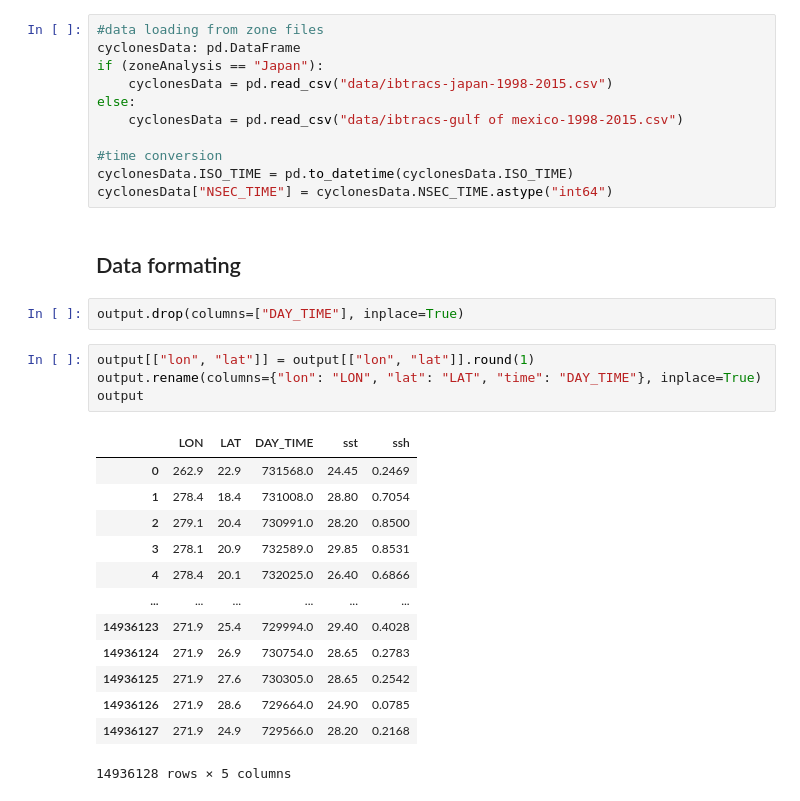
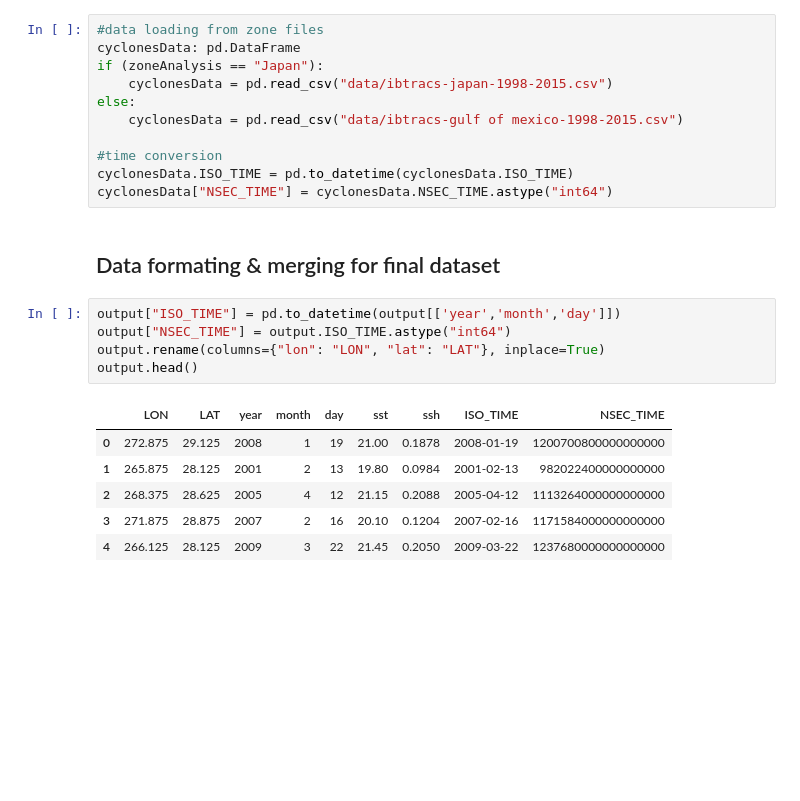
Before and after one commit to GGomez99/ds2-2023-Project2, a Jupyter notebook: project/arens-gomez-humeau-khieu/cyclone-prediction.ipynb, the cells around one changed output. Saved outputs shown, nothing was run; the diff lists cells and outputs as text; blank space fills up the shorter version.

```diff
--- a/project/arens-gomez-humeau-khieu/cyclone-prediction.ipynb
+++ b/project/arens-gomez-humeau-khieu/cyclone-prediction.ipynb
@@ -132,24 +168,16 @@ else:
 cyclonesData.ISO_TIME = pd.to_datetime(cyclonesData.ISO_TIME)
 cyclonesData["NSEC_TIME"] = cyclonesData.NSEC_TIME.astype("int64")
 # %% [markdown]
-## Data formating
+## Data formating & merging for final dataset
-# %%
-output.drop(columns=["DAY_TIME"], inplace=True)
 # %%
-output[["lon", "lat"]] = output[["lon", "lat"]].round(1)
-output.rename(columns={"lon": "LON", "lat": "LAT", "time": "DAY_TIME"}, inplace=True)
-output
+output["ISO_TIME"] = pd.to_datetime(output[['year','month','day']])
+output["NSEC_TIME"] = output.ISO_TIME.astype("int64")
+output.rename(columns={"lon": "LON", "lat": "LAT"}, inplace=True)
+output.head()
 # %% [output]
-|  | LON | LAT | DAY_TIME | sst | ssh |
-| 0 | 262.9 | 22.9 | 731568.0 | 24.45 | 0.2469 |
-| 1 | 278.4 | 18.4 | 731008.0 | 28.80 | 0.7054 |
-| 2 | 279.1 | 20.4 | 730991.0 | 28.20 | 0.8500 |
-| 3 | 278.1 | 20.9 | 732589.0 | 29.85 | 0.8531 |
-| 4 | 278.4 | 20.1 | 732025.0 | 26.40 | 0.6866 |
-| ... | ... | ... | ... | ... | ... |
-| 14936123 | 271.9 | 25.4 | 729994.0 | 29.40 | 0.4028 |
-| 14936124 | 271.9 | 26.9 | 730754.0 | 28.65 | 0.2783 |
-| 14936125 | 271.9 | 27.6 | 730305.0 | 28.65 | 0.2542 |
-| 14936126 | 271.9 | 28.6 | 729664.0 | 24.90 | 0.0785 |
-| 14936127 | 271.9 | 24.9 | 729566.0 | 28.20 | 0.2168 |
+|  | LON | LAT | year | month | day | sst | ssh | ISO_TIME | NSEC_TIME |
+| 0 | 272.875 | 29.125 | 2008 | 1 | 19 | 21.00 | 0.1878 | 2008-01-19 | 1200700800000000000 |
+| 1 | 265.875 | 28.125 | 2001 | 2 | 13 | 19.80 | 0.0984 | 2001-02-13 | 982022400000000000 |
+| 2 | 268.375 | 28.625 | 2005 | 4 | 12 | 21.15 | 0.2088 | 2005-04-12 | 1113264000000000000 |
+| 3 | 271.875 | 28.875 | 2007 | 2 | 16 | 20.10 | 0.1204 | 2007-02-16 | 1171584000000000000 |
+| 4 | 266.125 | 28.125 | 2009 | 3 | 22 | 21.45 | 0.2050 | 2009-03-22 | 1237680000000000000 |
-14936128 rows × 5 columns
```
Also changed, not shown: parts of 30 cells of this notebook.
